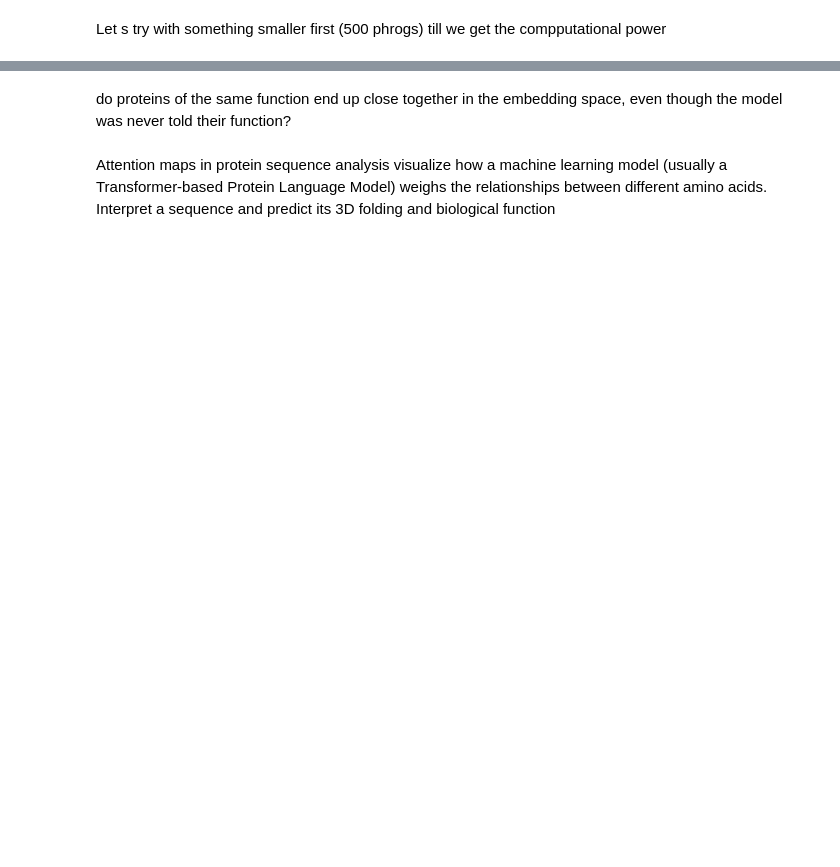
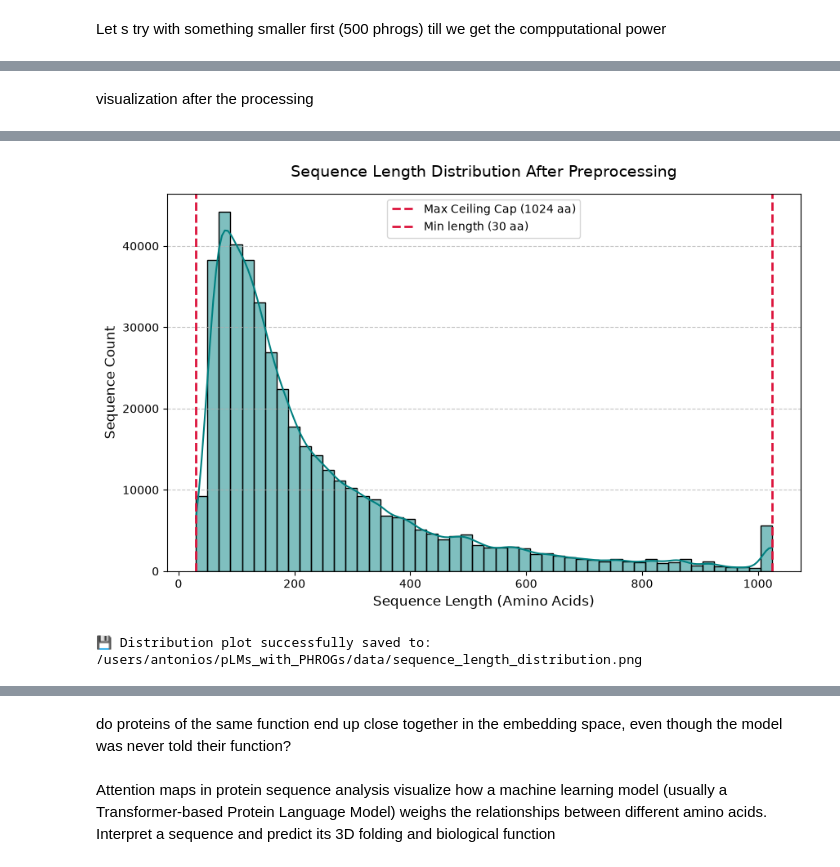
Before and after one commit to AntoniosOtapasidis/pLMs_with_PHROGs, a Jupyter notebook: embedding_work.ipynb, the cells around one changed output, grey strips where cells are left out. Saved outputs shown, nothing was run; the diff lists cells and outputs as text; code cells hidden in the pictures; blank space fills up the shorter version.

Commit message:
Preprocessing, finetuning visualization completed

```diff
--- a/embedding_work.ipynb
+++ b/embedding_work.ipynb
@@ -58,0 +27,6 @@ Requirement already satisfied: arrow>=0.15.0 in /usr/local/lib/python3.12/dist-p
+# %%
+# 1. What transformers version range does esm actually expect?
+import importlib.metadata as md
+for r in md.requires("esm"):
+    if "transformers" in r.lower():
+        print(r)
@@ -180,0 +682,71 @@ Total sequences: 6668
+# %% [markdown]
+visualization after the processing
+# %%
+import io
+import tarfile
+import pandas as pd
+import matplotlib.pyplot as plt
+import seaborn as sns
+
+# base_dir and tar_path already defined by the earlier scanning cell
+lengths = []
+
+print("📦 Reading updated archive to extract sequence lengths...")
+
+# ----------------------------------------------------
+# 2. Extract and Parse Sequence Lengths from Tarball
+# ----------------------------------------------------
+with tarfile.open(tar_path, "r:gz") as tar:
+    for member in tar.getmembers():
+        if member.isfile() and (member.name.endswith(".faa") or member.name.endswith(".fasta")):
+            f = tar.extractfile(member)
+            if f is not None:
+                current_seq_len = 0
+
+                for line in io.TextIOWrapper(f, encoding="utf-8"):
+                    line = line.strip()
+                    if line.startswith(">"):
+                        if current_seq_len > 0:
+                            lengths.append(current_seq_len)
+                            current_seq_len = 0
+                    elif line:
+                        current_seq_len += len(line)
+
+                if current_seq_len > 0:
+                    lengths.append(current_seq_len)
+
+len_series = pd.Series(lengths)
+
+# ----------------------------------------------------
+# 3. Print Statistical Report
+# ----------------------------------------------------
+print("\n" + "─" * 40)
+print("📊 POST-PROCESSING SEQUENCE METRICS")
+print("─" * 40)
+print(f"🔹 Total Sequences Checked : {len(len_series):,}")
+print(f"🔹 Maximum Sequence Length: {len_series.max()} aa")
+print(f"🔹 Minimum Sequence Length: {len_series.min()} aa")
+print(f"🔹 Mean Sequence Length   : {len_series.mean():.1f} aa")
+print(f"🔹 Median Sequence Length : {len_series.median():.1f} aa")
+print(f"🔹 Sequences at Max Limit : {sum(len_series == 1024):,} (Truncated/Capped)")
+print("─" * 40)
+
+# ----------------------------------------------------
+# 4. Generate the Distribution Histogram
+# ----------------------------------------------------
+plt.figure(figsize=(10, 6))
+sns.histplot(len_series, bins=50, kde=True, color="teal", edgecolor="black")
+plt.axvline(1024, color="crimson", linestyle="--", linewidth=2, label="Max Ceiling Cap (1024 aa)")
+plt.axvline(30, color="crimson", linestyle="--", linewidth=2, label="Min length (30 aa)")
+plt.title("Sequence Length Distribution After Preprocessing", fontsize=14, pad=15)
+plt.xlabel("Sequence Length (Amino Acids)", fontsize=12)
+plt.ylabel("Sequence Count", fontsize=12)
+plt.grid(axis='y', linestyle='--', alpha=0.7)
+plt.legend()
+
+plot_output = base_dir / "sequence_length_distribution.png"
+plt.savefig(plot_output, dpi=300, bbox_inches='tight')
+plt.show()
+
+print(f"💾 Distribution plot successfully saved to: {plot_output}")
+# %% [output]
@@ -180,0 +765,2 @@ Total sequences: 6668
+[figure, added]
+💾 Distribution plot successfully saved to: /users/antonios/pLMs_with_PHROGs/data/sequence_length_distribution.png
```
Also changed, not shown: parts of 68 cells of this notebook, 2 other files.
